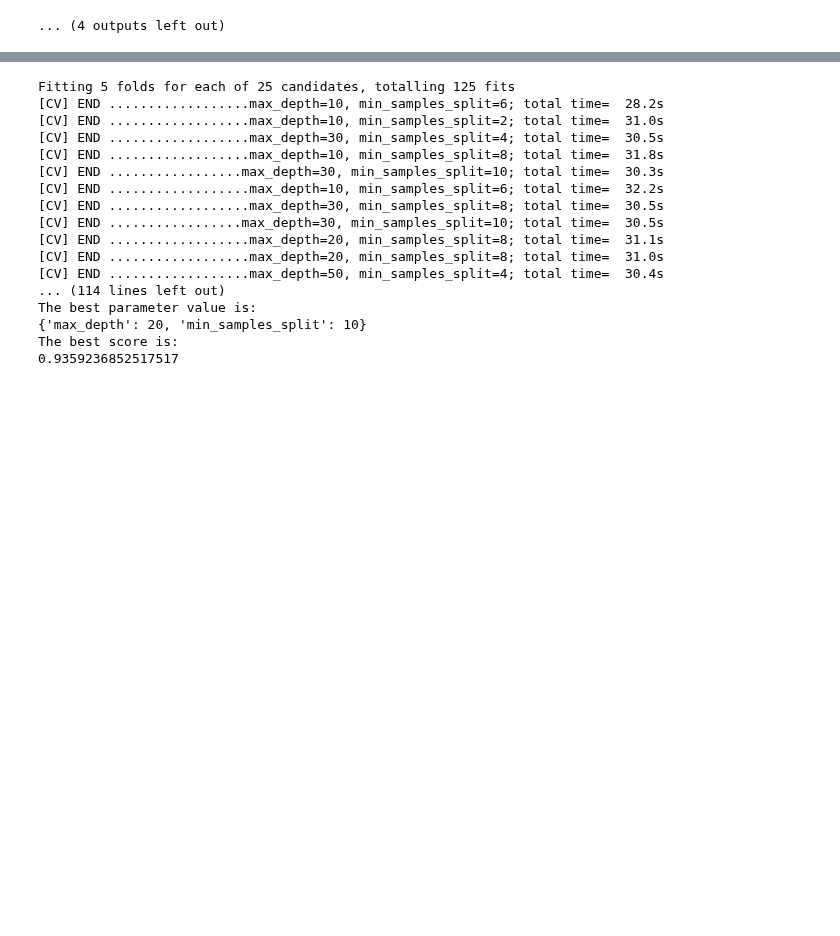
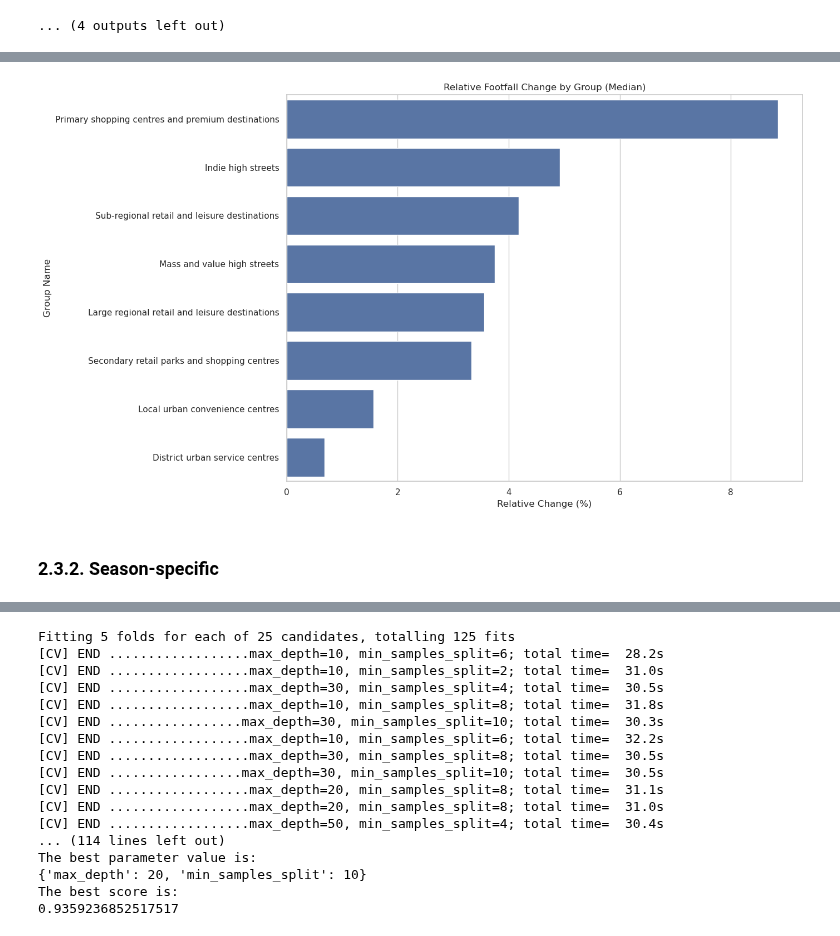
Before and after one commit to stefankrysa/MScDissertation, a Jupyter notebook: modelling.ipynb, the cells around one changed output, grey strips where cells are left out. Cells and saved outputs as stored; diff of their text form; code cells hidden in the pictures; blank space fills up the shorter version.

```diff
--- a/modelling.ipynb
+++ b/modelling.ipynb
@@ -966,0 +934,14 @@ for name, group_data in df_model.groupby('groupName'):
+# %%
+# group by groupName and compute mean/median of location-level stats
+group_stats = (
+    loc_stats.groupby('groupName')
+    .agg(
+        median=('median', 'median'),  # mean of per-location medians
+        mean=('mean', 'mean'),        # mean of per-location means
+        std=('mean', 'std'),          # std of per-location means
+        count_locations=('count', 'sum')       # total rows (e.g. test rows) per group
+    )
+    .reset_index()
+)
+
+display(group_stats.sort_values('median', ascending=False))
@@ -966,0 +958,35 @@ for name, group_data in df_model.groupby('groupName'):
+# %%
+# sort by median
+group_stats_sorted = group_stats.sort_values(by='median', ascending=False)
+
+# melt to long format
+df_melted = group_stats_sorted.melt(
+    id_vars='groupName',
+    value_vars=['median'],
+    var_name='stat_type',
+    value_name='relative_change'
+)
+
+# set plot size
+plt.figure(figsize=(14, 8))
+
+# barplot
+sns.barplot(
+    data=df_melted,
+    y='groupName',
+    x='relative_change',
+    hue='stat_type',
+    order=group_stats_sorted['groupName']
+)
+
+# labels and styling
+plt.title('Relative Footfall Change by Group (Median)')
+plt.xlabel('Relative Change (%)')
+plt.ylabel('Group Name')
+plt.tight_layout()
+plt.legend('', frameon=False)
+plt.show()
+# %% [output]
+[figure, added]
+# %% [markdown]
+### 2.3.2. Season-specific
```
Also changed, not shown: parts of 50 cells of this notebook.
